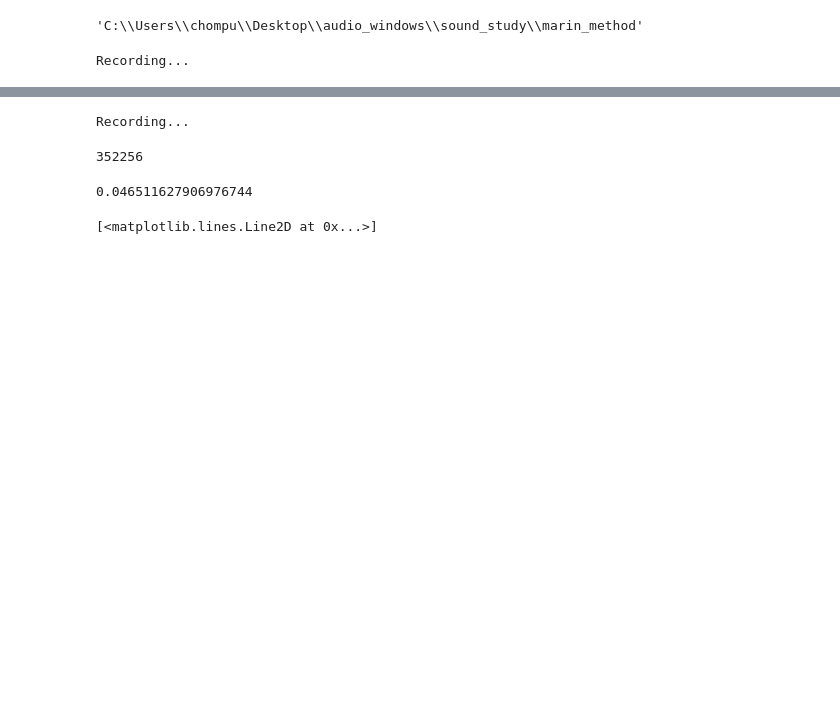
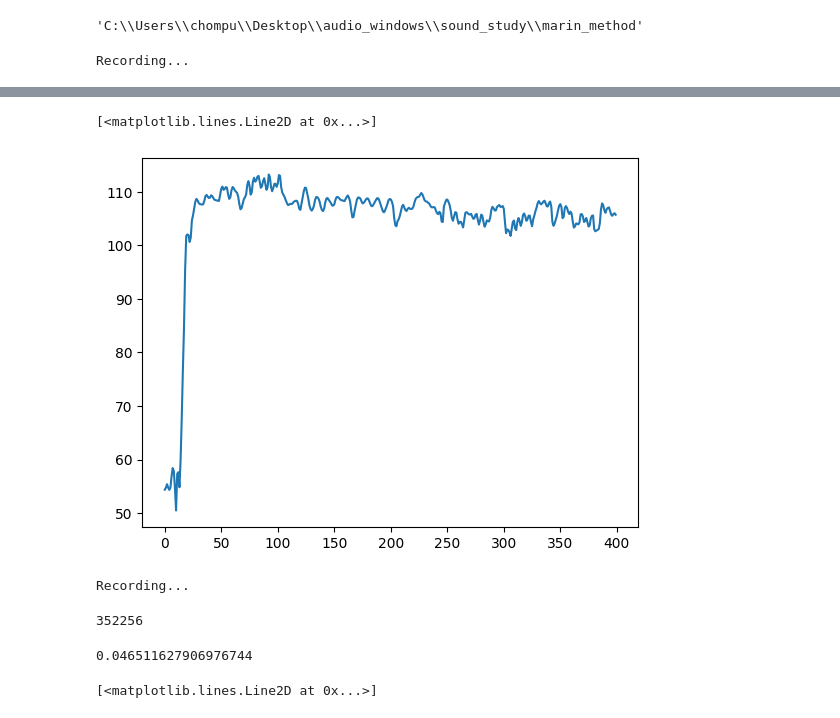
Before and after one commit to marinlafare/sound_study, a Jupyter notebook: marin_method/console.ipynb, the cells around one changed output, grey strips where cells are left out. Cells and saved outputs as stored; diff of their text form; code cells hidden in the pictures; blank space fills up the shorter version.

```diff
--- a/marin_method/console.ipynb
+++ b/marin_method/console.ipynb
@@ -120,10 +133,12 @@ os.getcwd()
 # %%
-chunk = 1024
+chunk = 2048
 sample_format = pyaudio.paInt16
 chanels = 1
 sr = 44100
 seconds = 4
 # %%
+notes = []
+times = []
 p = pyaudio.PyAudio()
 
 stream = p.open(format=sample_format,
@@ -137,9 +152,15 @@ frames = []
 
 # Store data in chunks for 8 seconds
 for i in range(0, int(sr / chunk * seconds)):
-    data = stream.read(chunk)
-    frames.append(data)
+    # amplitude = np.frombuffer(frames, np.int16)
+    data = np.frombuffer(stream.read(chunk), np.int16)
+    # global notes, times
+    # time, frequency, _, _ = crepe.predict(data, 44100, viterbi=True)
+    # notes.extend(frequency)
+    # times.append(time)
+    frames.append(stream.read(chunk))
 frames = b''.join(frames)
+frames = np.frombuffer(frames, np.int16)
 # Stop and close the stream
 stream.stop_stream()
 stream.close()
@@ -180,0 +176,2 @@ p.terminate()
+# %%
+amplitude = frames
@@ -180,0 +182,2 @@ p.terminate()
+# %%
+time, frequency, confidence, activation = crepe.predict(amplitude, 44100, viterbi=True)
@@ -181,3 +190,8 @@ p.terminate()
+# %%
+plt.plot(frequency)
+# %% [output]
+[<matplotlib.lines.Line2D at 0x...>]
+[figure, added]
 # %%
 chunk = 1024
 sample_format = pyaudio.paInt16
```
Also changed, not shown: parts of 9 cells of this notebook, 1 other file.
